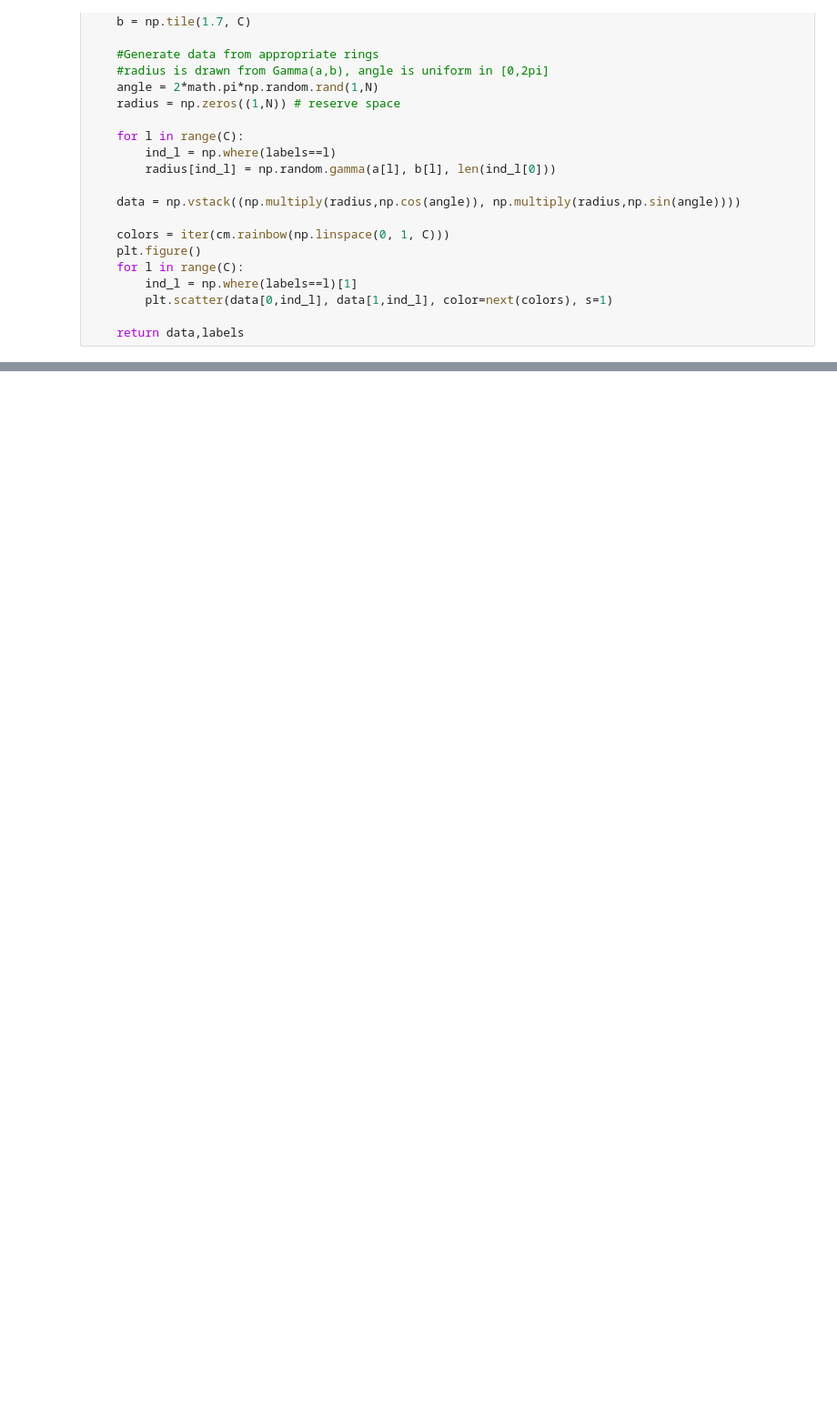
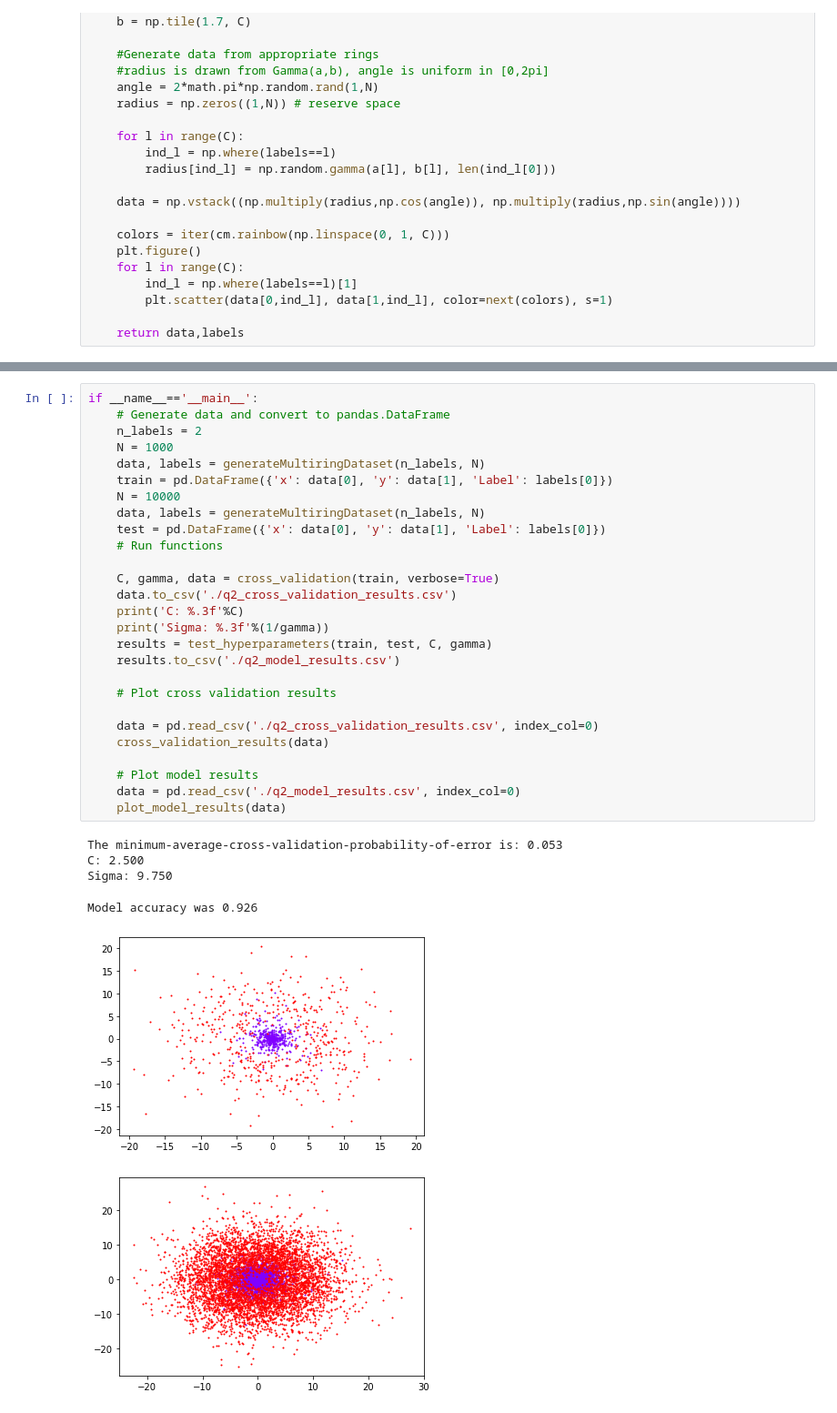
Before and after one commit to meuliano/EECE5644, a Jupyter notebook: HW4/hw4_1_test copy.ipynb, the cells around one changed output, grey strips where cells are left out. Shown at 91% size. Saved outputs shown, nothing was run; the diff lists cells and outputs as text; blank space fills up the shorter version.

```diff
--- a/HW4/hw4_1_test copy.ipynb
+++ b/HW4/hw4_1_test copy.ipynb
@@ -44,0 +285,34 @@ def generateMultiringDataset(numberOfClasses,numberOfSamples):
+# %%
+if __name__=='__main__':
+    # Generate data and convert to pandas.DataFrame
+    n_labels = 2
+    N = 1000
+    data, labels = generateMultiringDataset(n_labels, N)
+    train = pd.DataFrame({'x': data[0], 'y': data[1], 'Label': labels[0]})
+    N = 10000
+    data, labels = generateMultiringDataset(n_labels, N)
+    test = pd.DataFrame({'x': data[0], 'y': data[1], 'Label': labels[0]})
+    # Run functions
+
+    C, gamma, data = cross_validation(train, verbose=True)
+    data.to_csv('./q2_cross_validation_results.csv')
+    print('C: %.3f'%C)
+    print('Sigma: %.3f'%(1/gamma))
+    results = test_hyperparameters(train, test, C, gamma)
+    results.to_csv('./q2_model_results.csv')
+
+    # Plot cross validation results
+
+    data = pd.read_csv('./q2_cross_validation_results.csv', index_col=0)
+    cross_validation_results(data)
+
+    # Plot model results
+    data = pd.read_csv('./q2_model_results.csv', index_col=0)
+    plot_model_results(data)
+# %% [output]
+The minimum-average-cross-validation-probability-of-error is: 0.053
+C: 2.500
+Sigma: 9.750
+Model accuracy was 0.926
+[figure, added]
+[figure, added]
```
Also changed, not shown: parts of 9 cells of this notebook, 9 other files.
